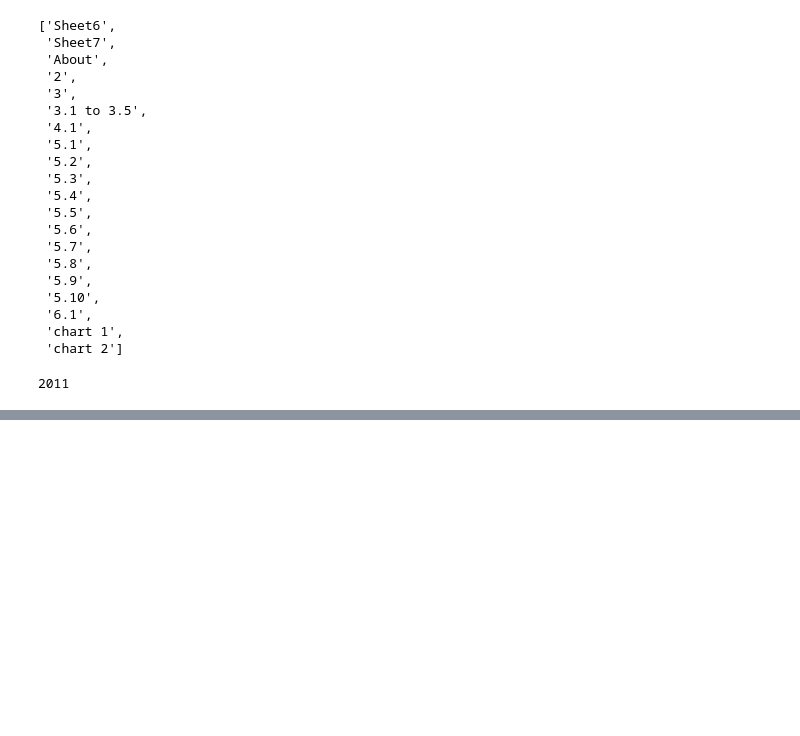
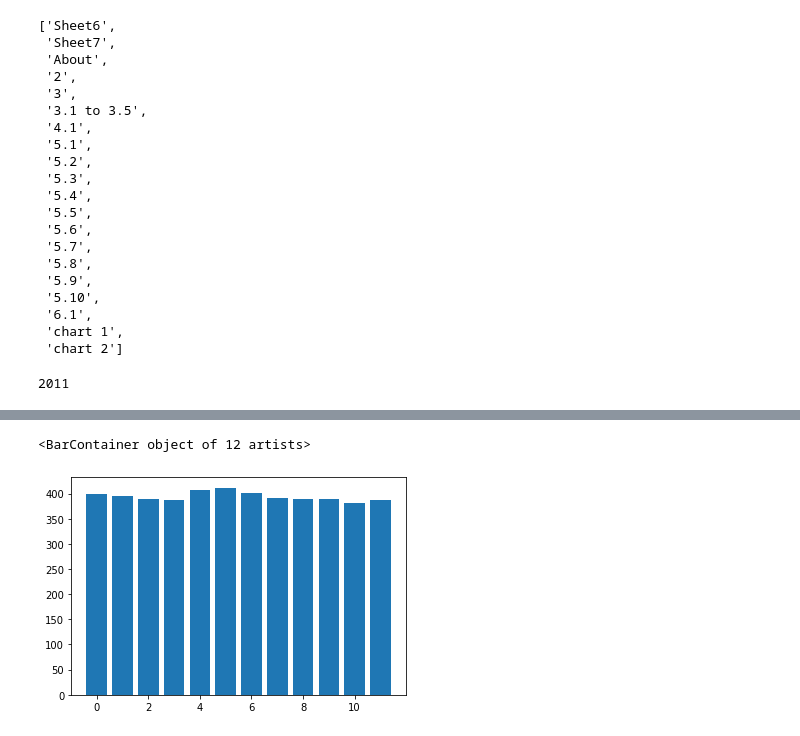
Before and after one commit to bendthompson/london-fires, a Jupyter notebook: notebooks/exploratory_notebook.ipynb, the cells around one changed output, grey strips where cells are left out. Cells and saved outputs as stored; diff of their text form; code cells hidden in the pictures; blank space fills up the shorter version.

```diff
--- a/notebooks/exploratory_notebook.ipynb
+++ b/notebooks/exploratory_notebook.ipynb
@@ -130,0 +164,3 @@ df
+# %%
+innerdf = df[0:14]
+innerdf
@@ -130,0 +184,7 @@ df
+# %%
+inner_yearly_means = [innerdf[yr].mean().round(2) for yr in df][:-1]
+# %%
+plt.bar(x=range(len(inner_yearly_means)), height=inner_yearly_means)
+# %% [output]
+<BarContainer object of 12 artists>
+[figure, added]
```
Also changed, not shown: parts of 28 cells of this notebook.
